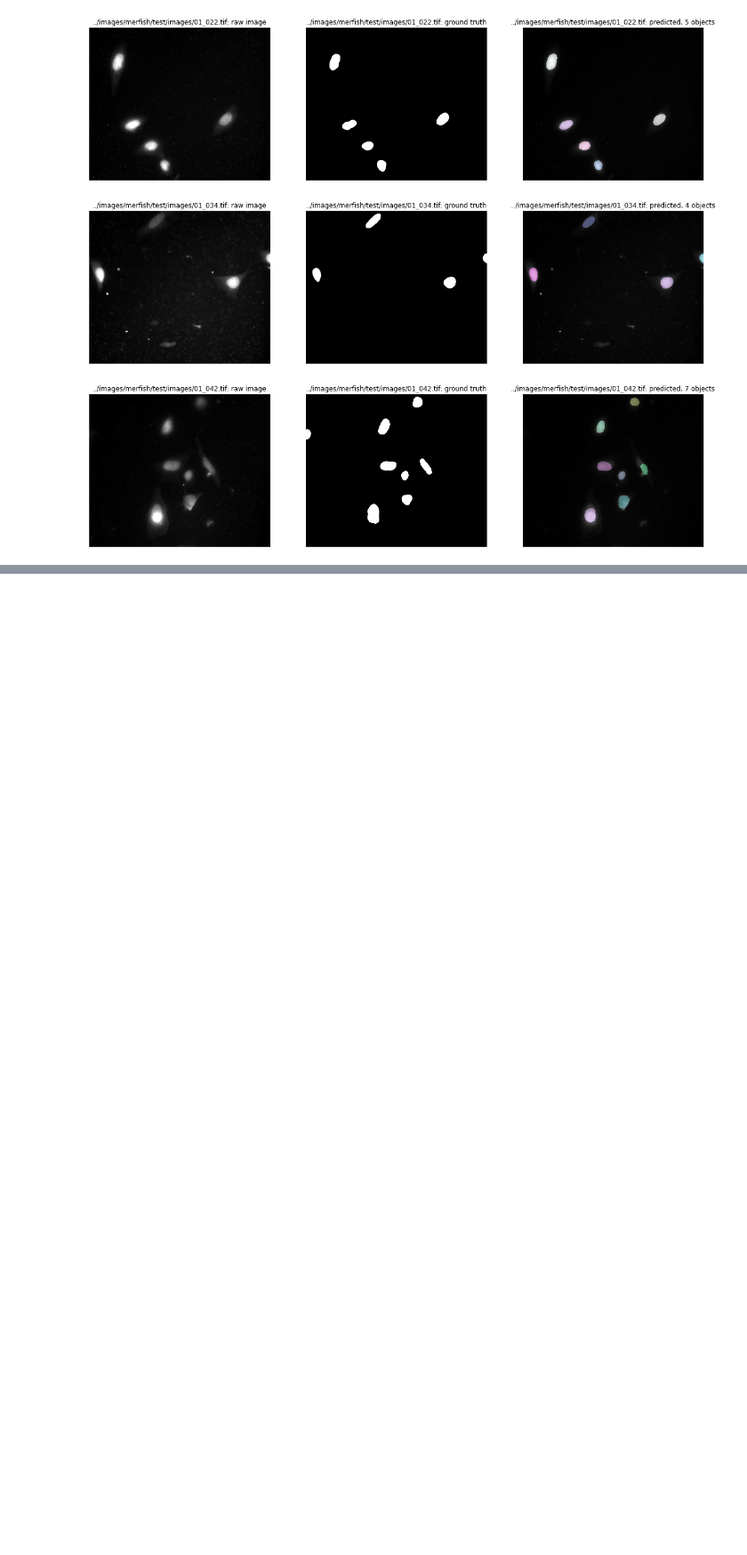
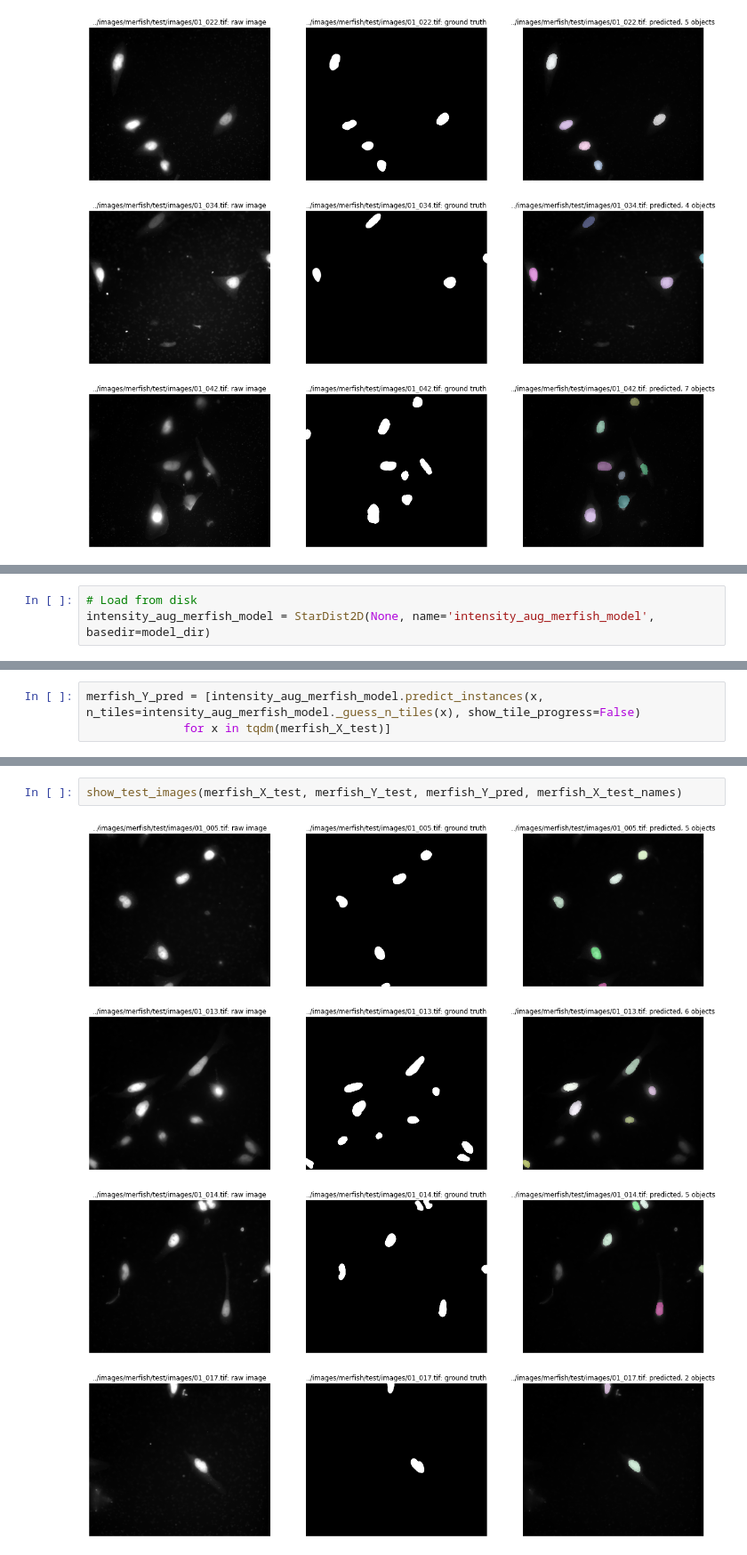
Before and after one commit to annajiwons/merfish-segmentation, a Jupyter notebook: 5_stardist_merfish_augmented/test.ipynb, the cells around one changed output, grey strips where cells are left out. Shown at 89% size. Cells and saved outputs as stored; diff of their text form; blank space fills up the shorter version.

Commit message:
test intensity augmeter with stardist

```diff
--- a/5_stardist_merfish_augmented/test.ipynb
+++ b/5_stardist_merfish_augmented/test.ipynb
@@ -66,0 +67,3 @@ show_test_images(merfish_X_test, merfish_Y_test, merfish_Y_pred, merfish_X_test_
+# %%
+# Load from disk
+intensity_aug_merfish_model = StarDist2D(None, name='intensity_aug_merfish_model', basedir=model_dir)
@@ -66,0 +74,3 @@ show_test_images(merfish_X_test, merfish_Y_test, merfish_Y_pred, merfish_X_test_
+# %%
+merfish_Y_pred = [intensity_aug_merfish_model.predict_instances(x, n_tiles=intensity_aug_merfish_model._guess_n_tiles(x), show_tile_progress=False)
+              for x in tqdm(merfish_X_test)]
@@ -66,0 +92,7 @@ show_test_images(merfish_X_test, merfish_Y_test, merfish_Y_pred, merfish_X_test_
+# %%
+show_test_images(merfish_X_test, merfish_Y_test, merfish_Y_pred, merfish_X_test_names)
+# %% [output]
+[figure, added]
+[figure, added]
+[figure, added]
+[figure, added]
```
Also changed, not shown: parts of 6 cells of this notebook.
